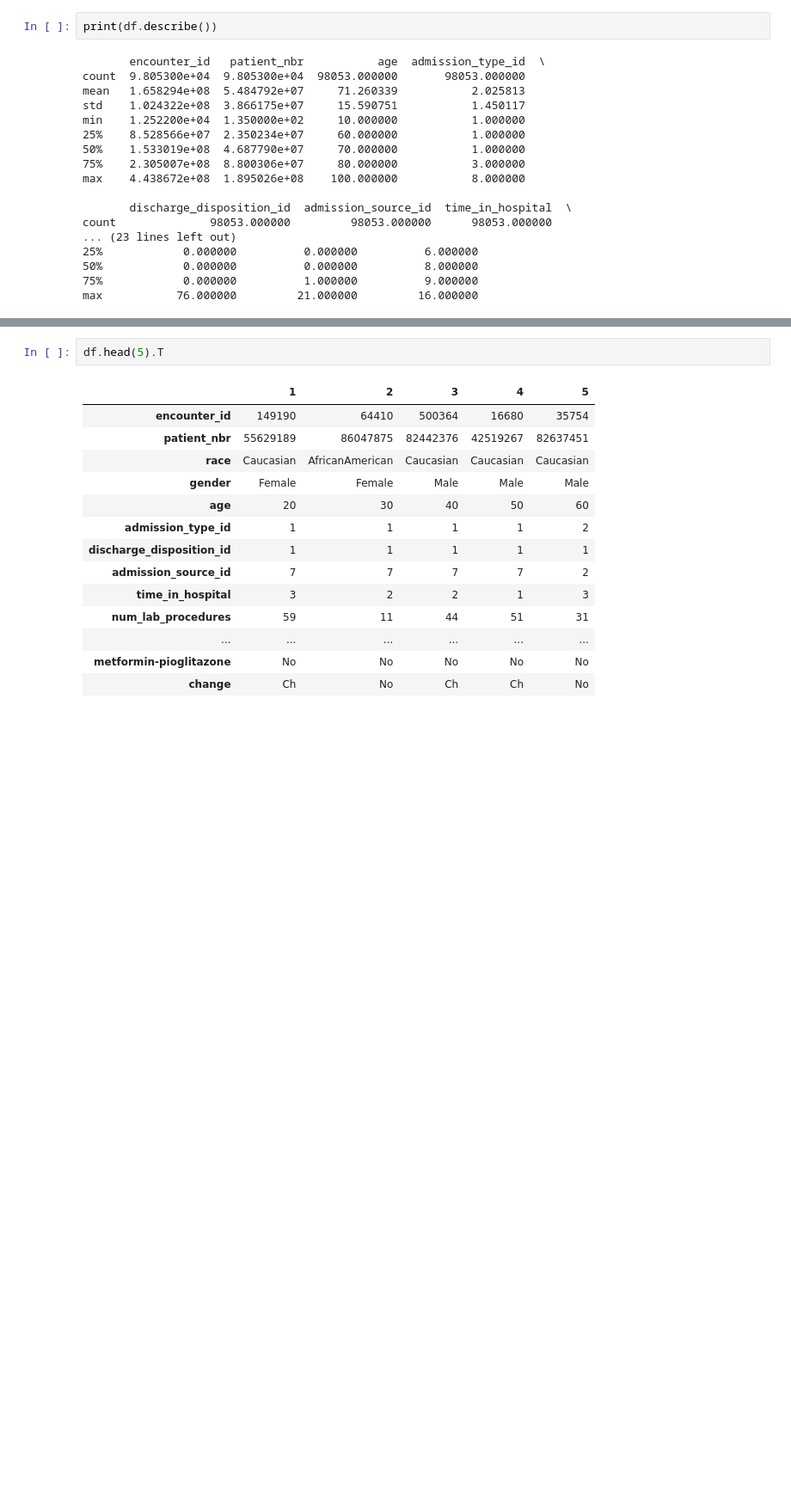
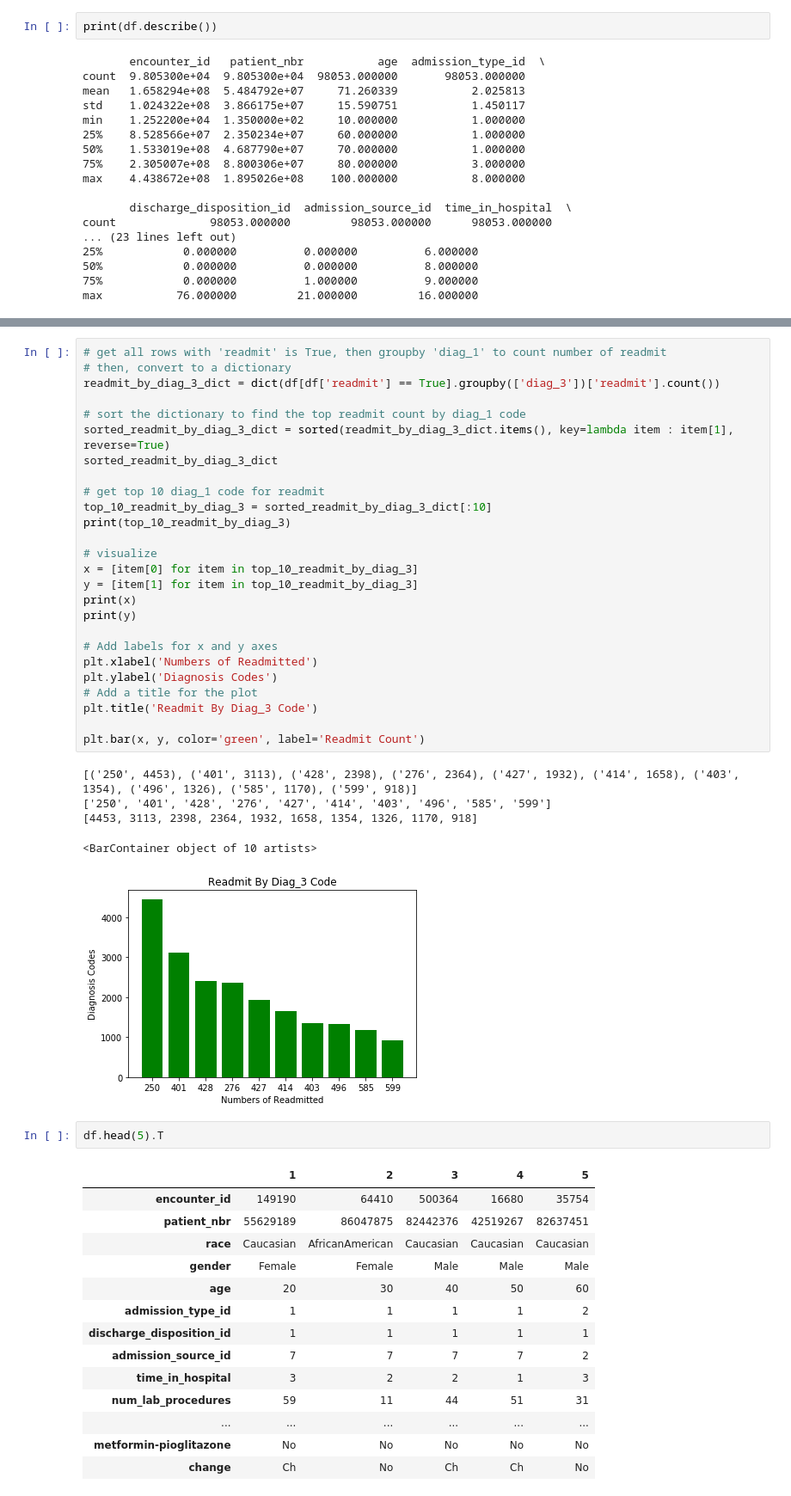
Before and after one commit to MaiaNgo/ds-project-01, a Jupyter notebook: maia/cleaning_data_and_visualization.ipynb, the cells around one changed output, grey strips where cells are left out. Shown at 86% size. Saved outputs shown, nothing was run; the diff lists cells and outputs as text; blank space fills up the shorter version.

```diff
--- a/maia/cleaning_data_and_visualization.ipynb
+++ b/maia/cleaning_data_and_visualization.ipynb
@@ -566,3 +603,35 @@ Text(0.5, 1.0, 'Readmit By Diag Code')
+# %%
+# get all rows with 'readmit' is True, then groupby 'diag_1' to count number of readmit
+# then, convert to a dictionary
+readmit_by_diag_3_dict = dict(df[df['readmit'] == True].groupby(['diag_3'])['readmit'].count())
+
+# sort the dictionary to find the top readmit count by diag_1 code
+sorted_readmit_by_diag_3_dict = sorted(readmit_by_diag_3_dict.items(), key=lambda item : item[1], reverse=True)
+sorted_readmit_by_diag_3_dict
+
+# get top 10 diag_1 code for readmit
+top_10_readmit_by_diag_3 = sorted_readmit_by_diag_3_dict[:10]
+print(top_10_readmit_by_diag_3)
+
+# visualize
+x = [item[0] for item in top_10_readmit_by_diag_3]
+y = [item[1] for item in top_10_readmit_by_diag_3]
+print(x)
+print(y)
+
+# Add labels for x and y axes
+plt.xlabel('Numbers of Readmitted')
+plt.ylabel('Diagnosis Codes')
+# Add a title for the plot
+plt.title('Readmit By Diag_3 Code')
+
+plt.bar(x, y, color='green', label='Readmit Count')
+# %% [output]
+[('250', 4453), ('401', 3113), ('428', 2398), ('276', 2364), ('427', 1932), ('414', 1658), ('403', 1354), ('496', 1326), ('585', 1170), ('599', 918)]
+['250', '401', '428', '276', '427', '414', '403', '496', '585', '599']
+[4453, 3113, 2398, 2364, 1932, 1658, 1354, 1326, 1170, 918]
+<BarContainer object of 10 artists>
+[figure, added]
 # %%
 df.head(5).T
 # %% [output]
```
Also changed, not shown: parts of 4 cells of this notebook.
